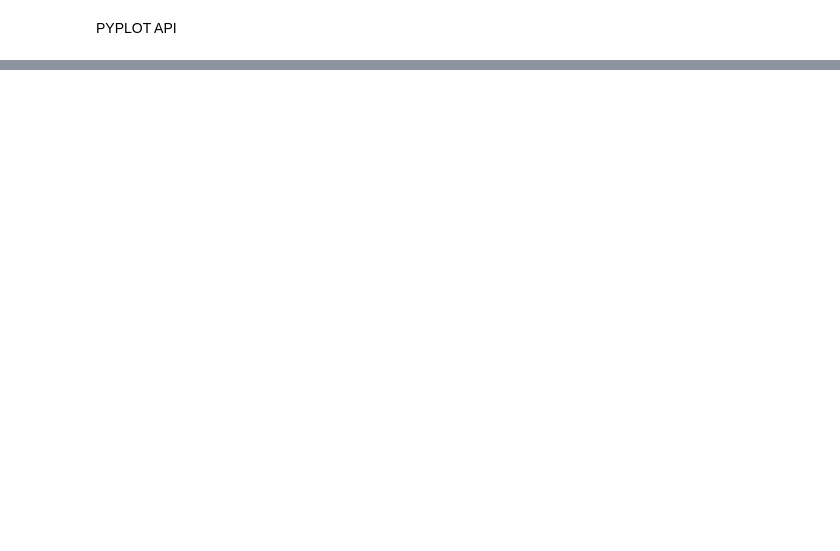
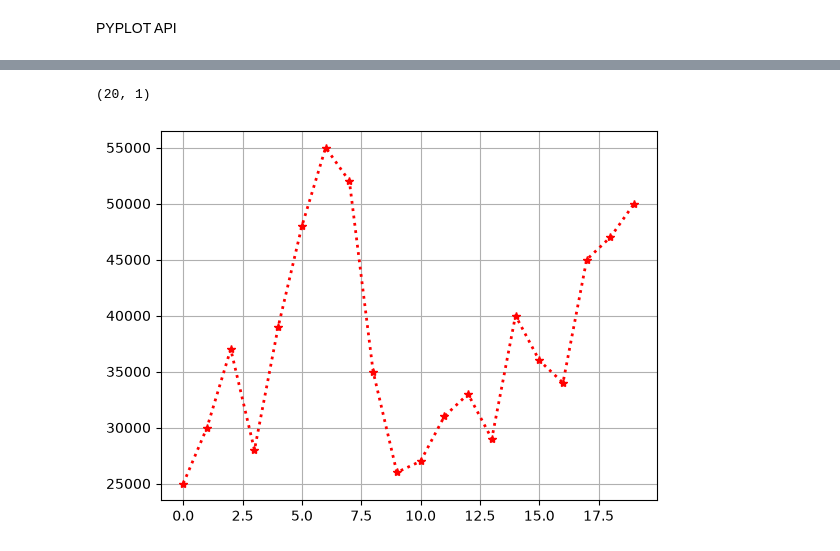
Before and after one commit to prakruthigowda55/Data-Science, a Jupyter notebook: Matplotlip/practice_1.ipynb, the cells around one changed output, grey strips where cells are left out. Drawn from its saved outputs; the diff is of its cells as text; code cells hidden in the pictures; blank space fills up the shorter version.

Commit message:
data frames

```diff
--- a/Matplotlip/practice_1.ipynb
+++ b/Matplotlip/practice_1.ipynb
@@ -18,8 +17,8 @@ PYPLOT API
 # univariate--> particularly which graph is ti use for the give data
 # numarical
 
-data={
-    "salary" : [20000,30000,10000,34000,25000,50000,23000,12000,45000,34000]
+data = {
+    "salary" : [25000, 30000, 37000, 28000, 39000, 48000, 55000, 52000, 35000, 26000, 27000, 31000, 33000, 29000, 40000, 36000, 34000, 45000, 47000, 50000]
 }
 
 df=pd.DataFrame(data)
@@ -26,0 +33,12 @@ df.head()
+# %%
+df.shape
+# %% [output]
+(20, 1)
+# %%
+# line plot
+
+plt.plot(df["salary"],color="red",marker="*",linestyle=":",linewidth="2")
+plt.grid()
+plt.show()
+# %% [output]
+[figure, added]
```
Also changed, not shown: parts of 46 cells of this notebook.
